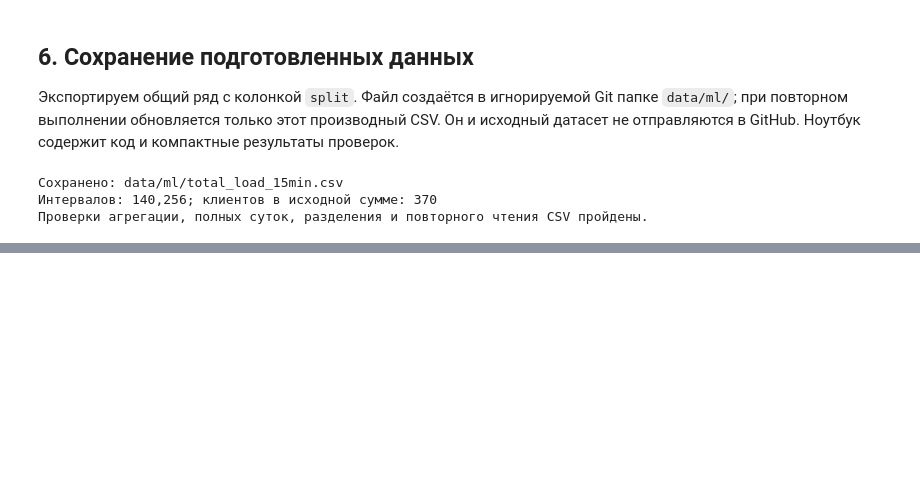
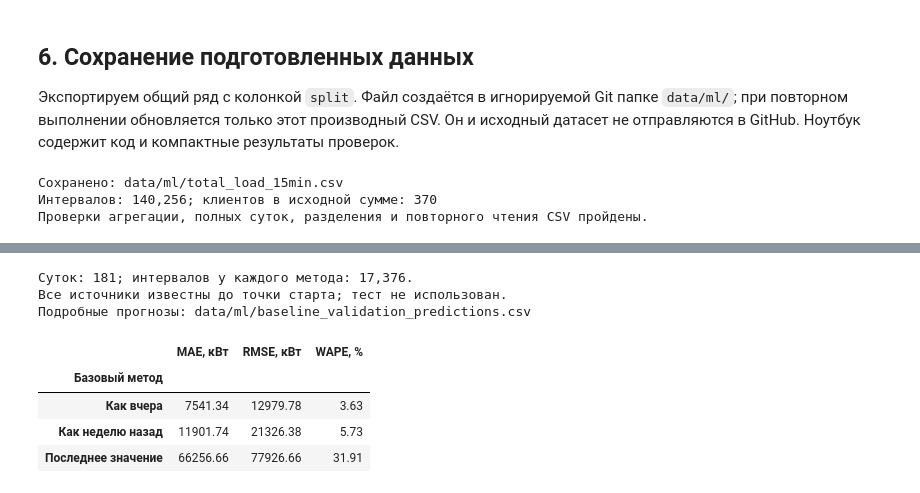
Before and after one commit to vladmaksurov-ai/ElectricityLoad, a Jupyter notebook: notebooks/ML_ElectricityLoad.ipynb, the cells around one changed output, grey strips where cells are left out. Saved outputs shown, nothing was run; the diff lists cells and outputs as text; code cells hidden in the pictures; blank space fills up the shorter version.

```diff
--- a/notebooks/ML_ElectricityLoad.ipynb
+++ b/notebooks/ML_ElectricityLoad.ipynb
@@ -157,0 +257,30 @@ print("Проверки агрегации, полных суток, разде
+# %%
+validation_forecasts = backtest_baselines(
+    train["total_power_kw"], validation["total_power_kw"],
+    interval_minutes=INTERVAL_MINUTES,
+)
+comparison = compare_baselines(validation_forecasts)
+assert validation_forecasts[SOURCE_COLUMNS].lt(
+    validation_forecasts["forecast_origin"], axis=0,
+).all().all()
+pd.testing.assert_series_equal(
+    validation_forecasts["previous_day"].iloc[:HORIZON], day_result["previous_day"],
+)
+validation_forecasts.to_csv(FORECAST_OUTPUT_PATH)
+print(f"Суток: {validation_forecasts['forecast_origin'].nunique()}; "
+      f"интервалов у каждого метода: {len(validation_forecasts):,}.")
+print("Все источники известны до точки старта; тест не использован.")
+print(f"Подробные прогнозы: data/ml/{FORECAST_OUTPUT_PATH.name}")
+# %% [output]
+Суток: 181; интервалов у каждого метода: 17,376.
+Все источники известны до точки старта; тест не использован.
+Подробные прогнозы: data/ml/baseline_validation_predictions.csv
+# %%
+display(comparison.rename(index=METHOD_LABELS, columns=METRIC_LABELS)
+        .rename_axis("Базовый метод").round(2))
+# %% [output]
+|  | MAE, кВт | RMSE, кВт | WAPE, % |
+| Базовый метод |  |  |  |
+| Как вчера | 7541.34 | 12979.78 | 3.63 |
+| Как неделю назад | 11901.74 | 21326.38 | 5.73 |
+| Последнее значение | 66256.66 | 77926.66 | 31.91 |
```
Also changed, not shown: parts of 14 cells of this notebook, 8 other files.
